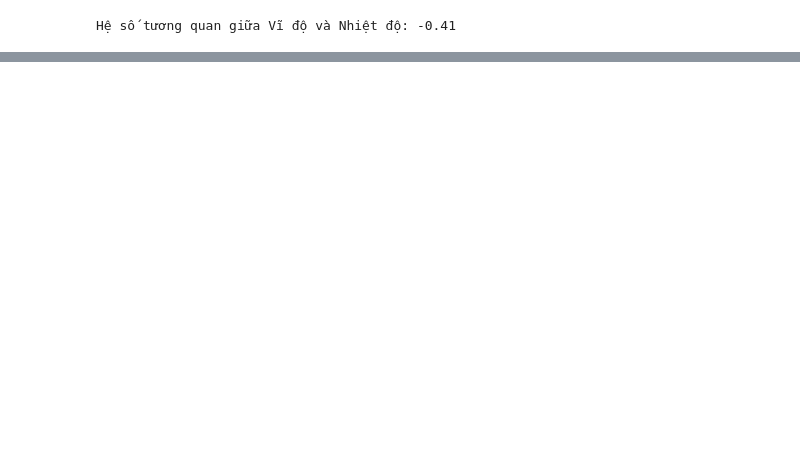
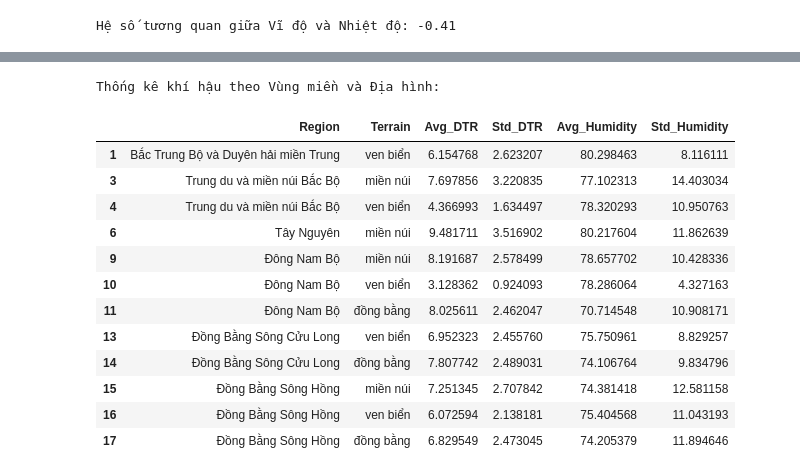
Before and after one commit to DucPhuc1/ProgrammingForDS, a Jupyter notebook: weatherVN.ipynb, the cells around one changed output, grey strips where cells are left out. Cells and saved outputs as stored; diff of their text form; code cells hidden in the pictures; blank space fills up the shorter version.

```diff
--- a/weatherVN.ipynb
+++ b/weatherVN.ipynb
@@ -2574,0 +2603,37 @@ Hệ số tương quan giữa Vĩ độ và Nhiệt độ: -0.41
+# %%
+# 1. Tính biên độ nhiệt ngày
+df['temp_range'] = df['day.maxtemp_c'] - df['day.mintemp_c']
+
+# 2. Lọc dữ liệu sạch
+df_q3 = df[df['temp_range'] > 0].copy()
+
+# 3. Gom nhóm theo Vùng miền và Địa hình
+# Việc gộp cả 2 yếu tố giúp phân tích sâu hơn sự khác biệt vùng miền
+region_terrain_stats = df_q3.groupby(['location.region', 'location.terrain']).agg({
+    'temp_range': ['mean', 'std'],
+    'day.avghumidity': ['mean', 'std']
+}).reset_index()
+
+# 4. Làm sạch tên cột (Flatten MultiIndex)
+region_terrain_stats.columns = ['Region', 'Terrain', 'Avg_DTR', 'Std_DTR', 'Avg_Humidity', 'Std_Humidity']
+
+# 5. Loại bỏ các cặp Vùng-Địa hình không có dữ liệu
+region_terrain_stats = region_terrain_stats.dropna()
+
+print("Thống kê khí hậu theo Vùng miền và Địa hình:")
+display(region_terrain_stats)
+# %% [output]
+Thống kê khí hậu theo Vùng miền và Địa hình:
+|  | Region | Terrain | Avg_DTR | Std_DTR | Avg_Humidity | Std_Humidity |
+| 1 | Bắc Trung Bộ và Duyên hải miền Trung | ven biển | 6.154768 | 2.623207 | 80.298463 | 8.116111 |
+| 3 | Trung du và miền núi Bắc Bộ | miền núi | 7.697856 | 3.220835 | 77.102313 | 14.403034 |
+| 4 | Trung du và miền núi Bắc Bộ | ven biển | 4.366993 | 1.634497 | 78.320293 | 10.950763 |
+| 6 | Tây Nguyên | miền núi | 9.481711 | 3.516902 | 80.217604 | 11.862639 |
+| 9 | Đông Nam Bộ | miền núi | 8.191687 | 2.578499 | 78.657702 | 10.428336 |
+| 10 | Đông Nam Bộ | ven biển | 3.128362 | 0.924093 | 78.286064 | 4.327163 |
+| 11 | Đông Nam Bộ | đồng bằng | 8.025611 | 2.462047 | 70.714548 | 10.908171 |
+| 13 | Đồng Bằng Sông Cửu Long | ven biển | 6.952323 | 2.455760 | 75.750961 | 8.829257 |
+| 14 | Đồng Bằng Sông Cửu Long | đồng bằng | 7.807742 | 2.489031 | 74.106764 | 9.834796 |
+| 15 | Đồng Bằng Sông Hồng | miền núi | 7.251345 | 2.707842 | 74.381418 | 12.581158 |
+| 16 | Đồng Bằng Sông Hồng | ven biển | 6.072594 | 2.138181 | 75.404568 | 11.043193 |
+| 17 | Đồng Bằng Sông Hồng | đồng bằng | 6.829549 | 2.473045 | 74.205379 | 11.894646 |
```
Also changed, not shown: parts of 27 cells of this notebook.
